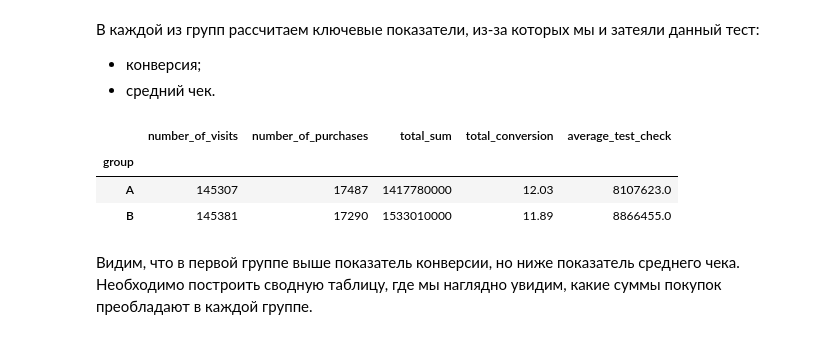
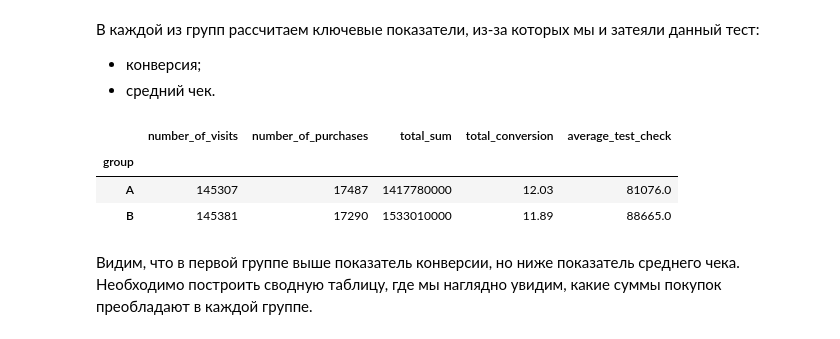
Before and after one commit to Davids001/Projects, a Jupyter notebook: Проект-13 Анализ эффективности двух вариантов/project-13.ipynb, the cells around one changed output. Cells and saved outputs as stored; diff of their text form; code cells hidden in the pictures.

```diff
--- a/Проект-13 Анализ эффективности двух вариантов/project-13.ipynb
+++ b/Проект-13 Анализ эффективности двух вариантов/project-13.ipynb
@@ -174,16 +175,16 @@ ab_table
 # %%
 # Конверсия, округленная до двух знаков в процентом соотношении.
 ab_table['total_conversion'] = np.round(ab_table['number_of_purchases']*100/ab_table['number_of_visits'],2)
 
 # Средний чек за все время теста.
-ab_table['average_test_check'] = np.round(ab_table['total_sum']*100/ab_table['number_of_purchases'])
+ab_table['average_test_check'] = np.round(ab_table['total_sum']/ab_table['number_of_purchases'])
 
 ab_table
 # %% [output]
 |  | number_of_visits | number_of_purchases | total_sum | total_conversion | average_test_check |
 | group |  |  |  |  |  |
-| A | 145307 | 17487 | 1417780000 | 12.03 | 8107623.0 |
-| B | 145381 | 17290 | 1533010000 | 11.89 | 8866455.0 |
+| A | 145307 | 17487 | 1417780000 | 12.03 | 81076.0 |
+| B | 145381 | 17290 | 1533010000 | 11.89 | 88665.0 |
 # %% [markdown]
 Видим, что в первой группе выше показатель конверсии, но ниже показатель среднего чека. Необходимо построить сводную таблицу, где мы наглядно увидим, какие суммы покупок преобладают в каждой группе.
 # %%
```
Also changed, not shown: parts of 12 cells of this notebook, 1 other file.
